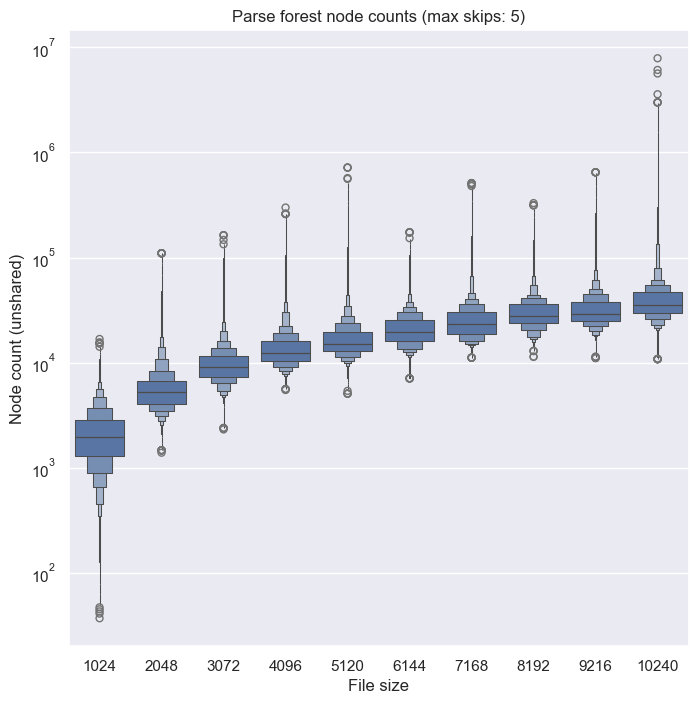
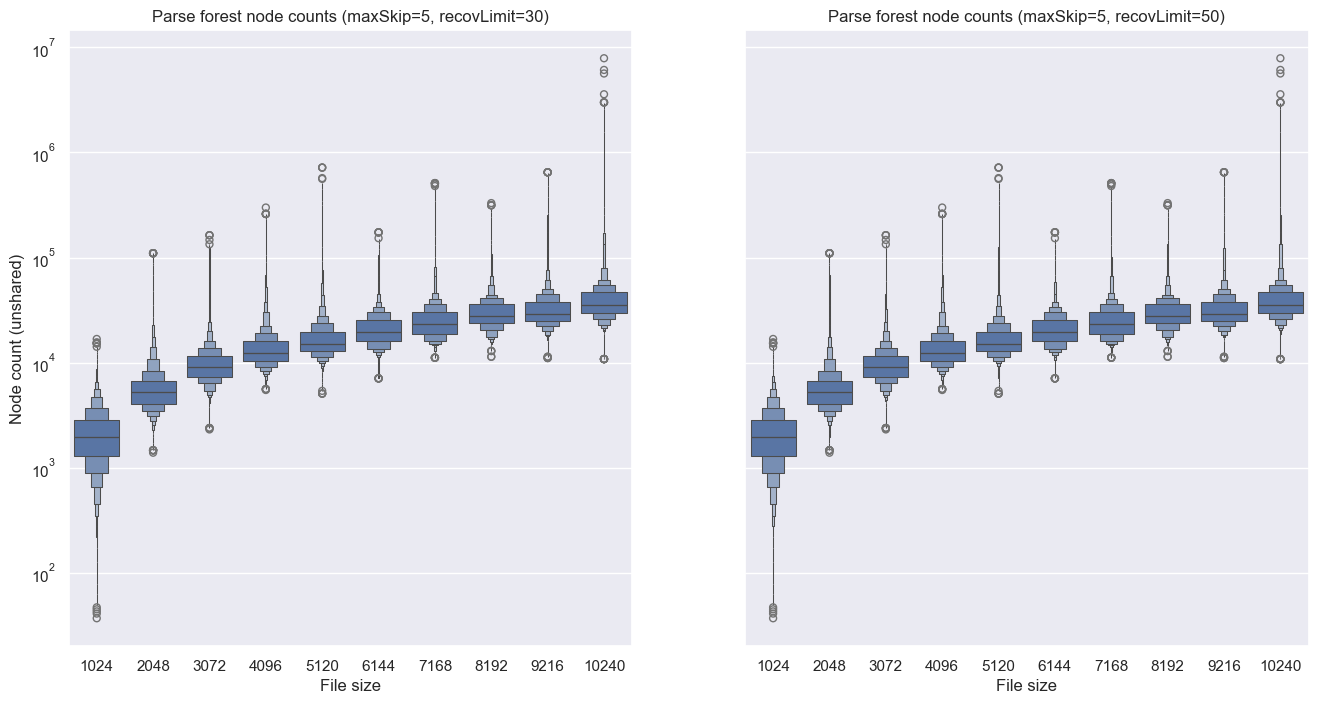
The change to this notebook cell's code, shown as a diff; its figure went from the first image to the second:
--- before
+++ after
@@ -1,13 +1,21 @@
-print(recovered[0]["nodes"].describe())
+nodeFig, nodeAx = plt.subplots(1, count, figsize=(8*count, 8), sharey=True)
+nodeAx[0].set_yscale('symlog')
 
-fig2, ax2 = plt.subplots(figsize=(8, 8), sharey=True)
-ax2.set_yscale('symlog')
+for i in range(0, count):
+    description = descriptions[i]
+    print("nodes of " + description)
+    print(recovered[i]["nodes"].describe())
 
-sns.boxenplot(
-    data=recovered[0],
-    x="bsize", y="nodes",
-    width_method="exponential",
-    ax=ax2
-)
+    sns.boxenplot(
+        data=recovered[i],
+        x="bsize", y="nodes",
+        width_method="exponential",
+        ax=nodeAx[i]
+    )
+
+    nodeAx[i].set_title("Parse forest node counts (" + description + ")")
+    nodeAx[i].set_xlabel("File size")
+    nodeAx[i].set_ylabel("Node count (unshared)")
+
 
 #sns.violinplot(
@@ -18,7 +26,3 @@
 #)
 
-ax2.set_title("Parse forest node counts (max skips: " + str(maxSkips[0]) + ")")
-ax2.set_xlabel("File size")
-ax2.set_ylabel("Node count (unshared)")
-
-plt.show(fig2)
+plt.show(nodeFig)

Commit: Reworked benchmark procedure